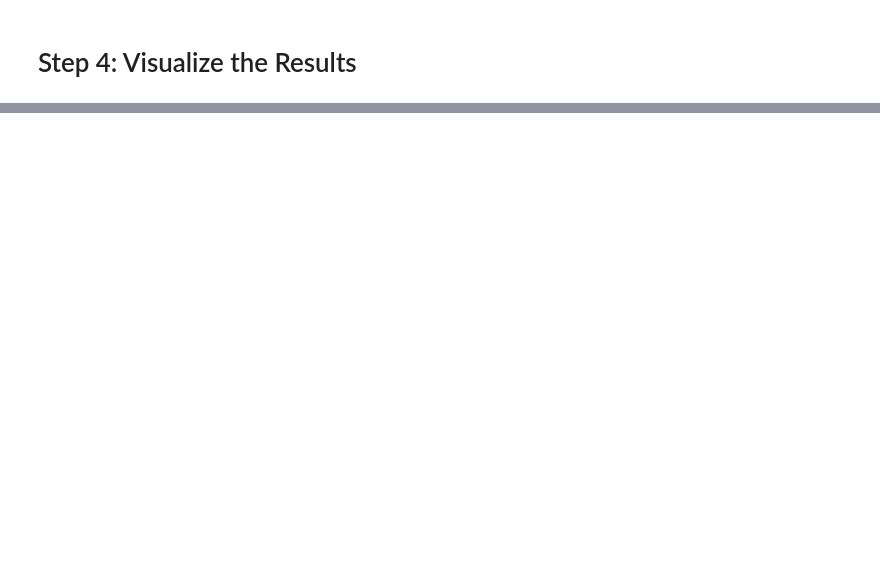
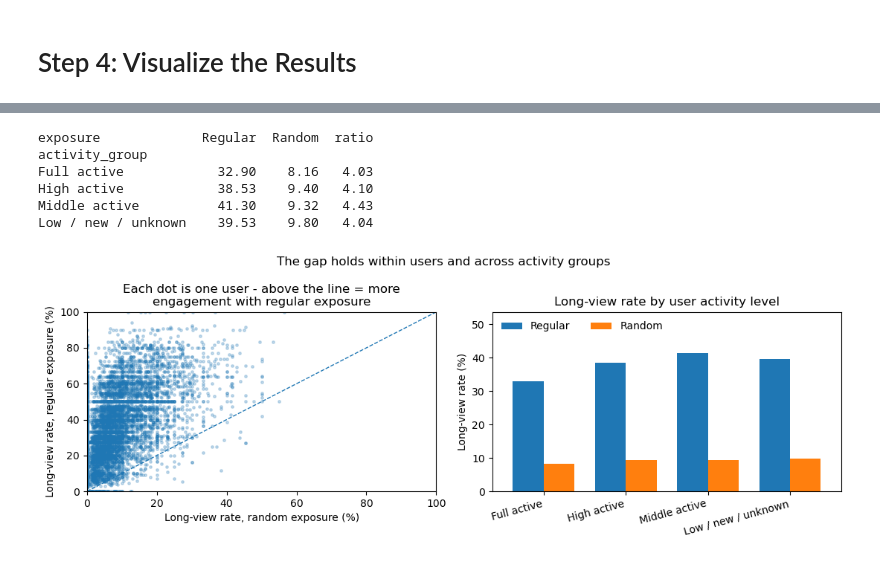
Before and after one commit to trgolden/MIS_5480_Group_Project, a Jupyter notebook: KuaiRand_Analysis.ipynb, the cells around one changed output, grey strips where cells are left out. Cells and saved outputs as stored; diff of their text form; code cells hidden in the pictures; blank space fills up the shorter version.

```diff
--- a/KuaiRand_Analysis.ipynb
+++ b/KuaiRand_Analysis.ipynb
@@ -172,0 +268,19 @@ For businesses, this highlights a challenge in interpreting engagement metrics:
+# %%
+users["is_live_streamer"] = users["is_live_streamer"].replace(-124, np.nan)
+users["user_active_degree"] = users["user_active_degree"].replace("UNKNOWN", np.nan)
+
+ACTIVITY_MAPPING = {"full_active": "Full active",
+                "high_active": "High active",
+                "middle_active": "Middle active"}
+users["activity_group"] = users["user_active_degree"].map(ACTIVITY_MAPPING).fillna("Low / new / unknown")
+
+# Parse the multi-valued tag field: "39,68" -> primary tag 39, n_tags 2
+videos["n_tags"] = (videos["tag"].str.count(",") + 1).fillna(0).astype("int8")
+videos["tag"] = pd.to_numeric(videos["tag"].str.split(",").str[0], errors="coerce").fillna(-1).astype("int16")
+
+print("Primary tags:", videos.loc[videos["tag"] >= 0, "tag"].nunique(), "distinct topics |",
+      "videos with no tag:", int((videos["tag"] == -1).sum()))
+print("Videos by number of listed topics:", videos["n_tags"].value_counts().sort_index().to_dict())
+print("\nUsers per activity group:")
+print(users["activity_group"].value_counts().to_string())
+print("\nis_live_streamer after recode:", users["is_live_streamer"].value_counts(dropna=False).to_dict())
@@ -172,0 +379,39 @@ For businesses, this highlights a challenge in interpreting engagement metrics:
+# %%
+by_group = (compare1.groupby(["activity_group", "exposure"], observed=True)["long_view"].mean().unstack() * 100)
+order = ["Full active", "High active", "Middle active", "Low / new / unknown"]
+by_group = by_group.reindex(order)[["Regular", "Random"]]
+by_group["ratio"] = by_group["Regular"] / by_group["Random"]
+print(by_group.round(2).to_string())
+
+fig, axes = plt.subplots(1, 2, figsize=(11, 4))
+
+ax = axes[0]
+ax.scatter(paired[("long_view", "Random")] * 100, paired[("long_view", "Regular")] * 100,
+           s=6, alpha=0.25)
+ax.plot([0, 100], [0, 100], linestyle="--", linewidth=1)
+ax.set_xlim(0, 100)
+ax.set_ylim(0, 100)
+ax.set_xlabel("Long-view rate, random exposure (%)")
+ax.set_ylabel("Long-view rate, regular exposure (%)")
+ax.set_title("Each dot is one user - above the line = more\nengagement with regular exposure")
+
+ax = axes[1]
+by_group[["Regular", "Random"]].plot.bar(ax=ax, width=0.75)
+ax.set_xlabel("")
+ax.set_ylabel("Long-view rate (%)")
+ax.set_title("Long-view rate by user activity level")
+ax.set_ylim(0, by_group[["Regular", "Random"]].to_numpy().max() * 1.3)
+plt.setp(ax.get_xticklabels(), rotation=15, ha="right")
+ax.legend(title="", frameon=False, loc="upper left", ncol=2)
+
+fig.suptitle("The gap holds within users and across activity groups")
+plt.tight_layout()
+plt.show()
+# %% [output]
+exposure             Regular  Random  ratio
+activity_group
+Full active            32.90    8.16   4.03
+High active            38.53    9.40   4.10
+Middle active          41.30    9.32   4.43
+Low / new / unknown    39.53    9.80   4.04
+[figure, added]
```
Also changed, not shown: parts of 37 cells of this notebook.
